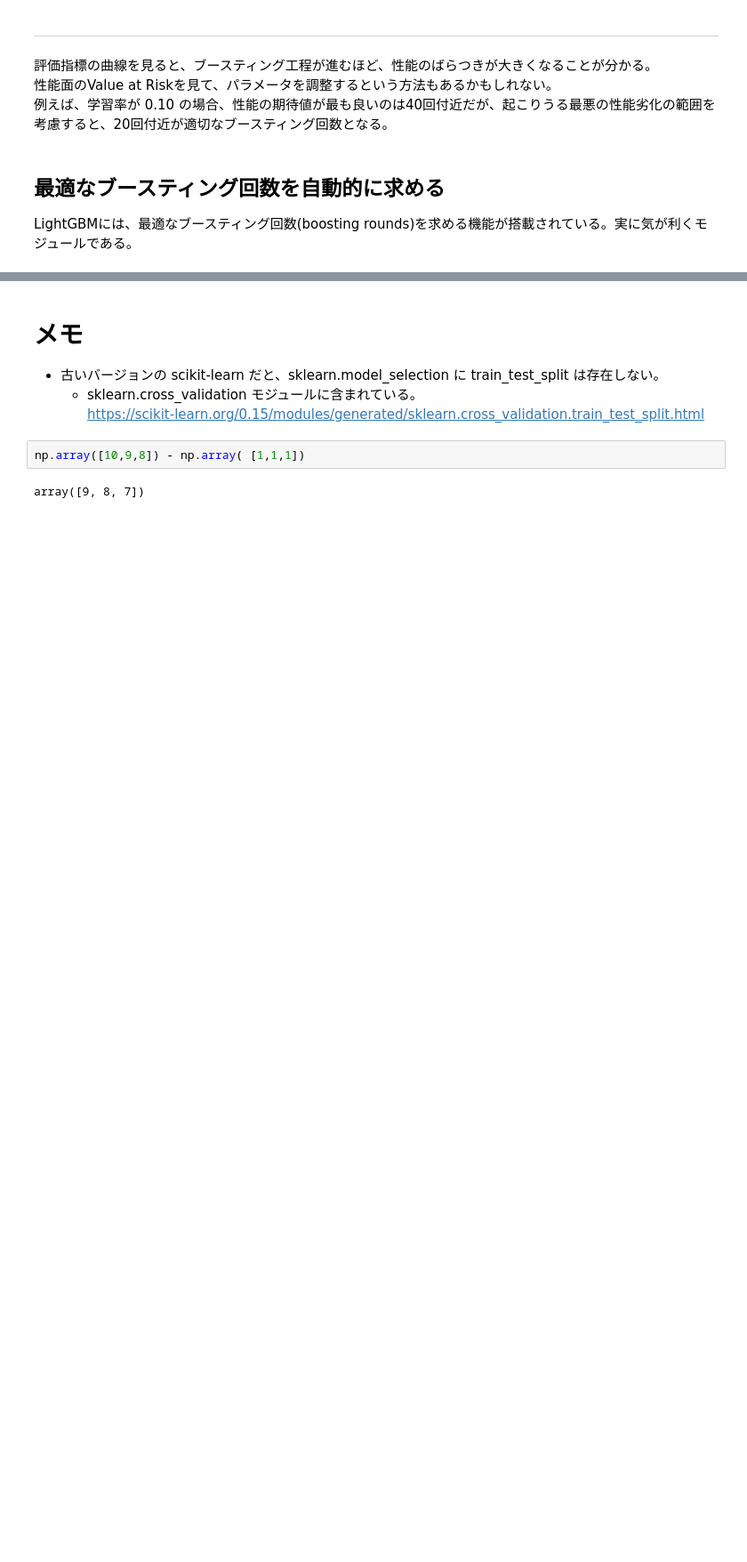
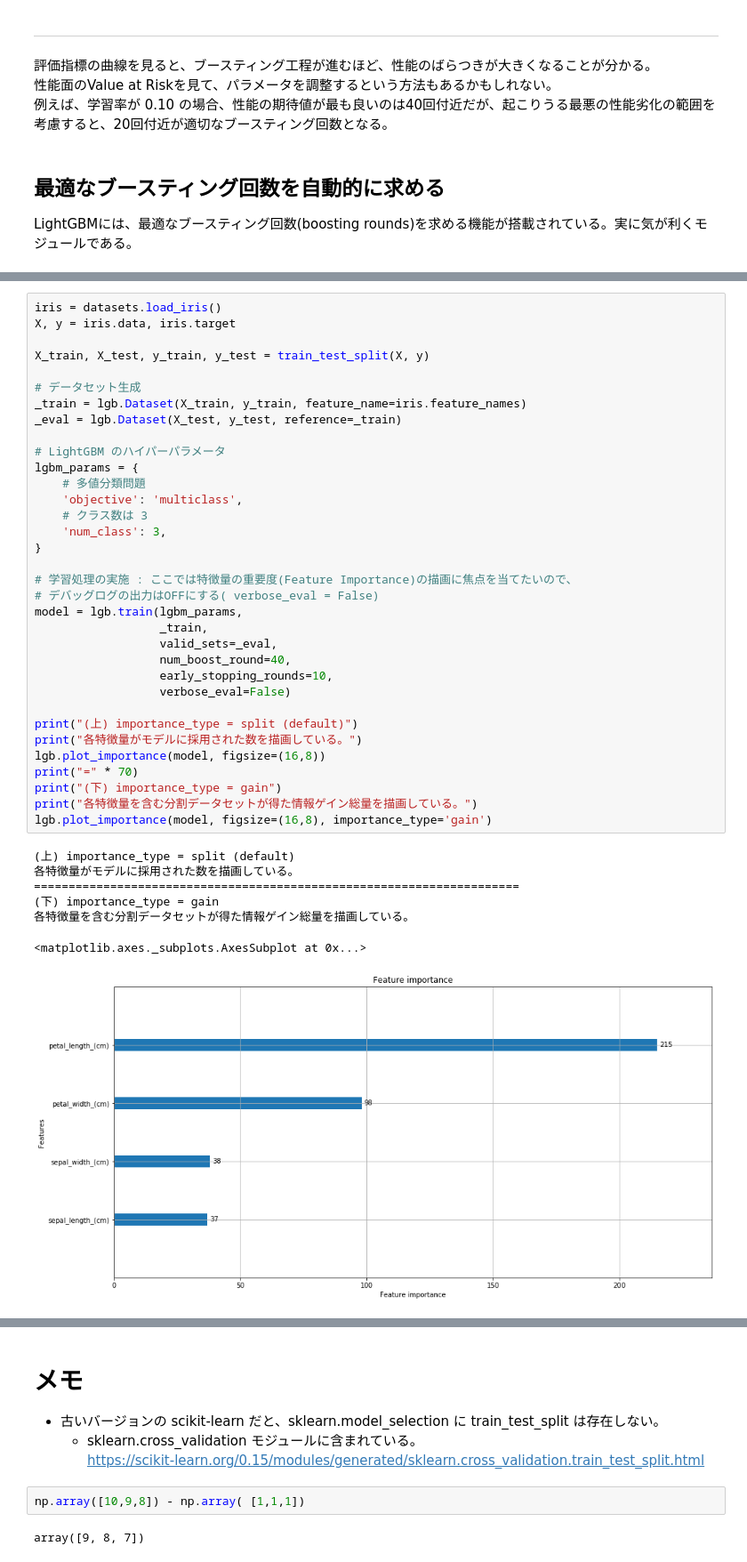
Before and after one commit to tech-inventory/_my_study_history, a Jupyter notebook: datascience/models/lightgbm_basic.ipynb, the cells around one changed output, grey strips where cells are left out. Shown: that part at 89% size. Cells and saved outputs as stored; diff of their text form; blank space fills up the shorter version.

```diff
--- a/datascience/models/lightgbm_basic.ipynb
+++ b/datascience/models/lightgbm_basic.ipynb
@@ -359,0 +473,42 @@ print(accuracy)
+# %%
+iris = datasets.load_iris()
+X, y = iris.data, iris.target
+
+X_train, X_test, y_train, y_test = train_test_split(X, y)
+
+# データセット生成
+_train = lgb.Dataset(X_train, y_train, feature_name=iris.feature_names)
+_eval = lgb.Dataset(X_test, y_test, reference=_train)
+
+# LightGBM のハイパーパラメータ
+lgbm_params = {
+    # 多値分類問題
+    'objective': 'multiclass',
+    # クラス数は 3
+    'num_class': 3,
+}
+
+# 学習処理の実施 : ここでは特徴量の重要度(Feature Importance)の描画に焦点を当てたいので、
+# デバッグログの出力はOFFにする( verbose_eval = False)
+model = lgb.train(lgbm_params,
+                  _train,
+                  valid_sets=_eval,
+                  num_boost_round=40,
+                  early_stopping_rounds=10,
+                  verbose_eval=False)
+
+print("(上) importance_type = split (default)")
+print("各特徴量がモデルに採用された数を描画している。")
+lgb.plot_importance(model, figsize=(16,8))
+print("=" * 70)
+print("(下) importance_type = gain")
+print("各特徴量を含む分割データセットが得た情報ゲイン総量を描画している。")
+lgb.plot_importance(model, figsize=(16,8), importance_type='gain')
+# %% [output]
+(上) importance_type = split (default)
+各特徴量がモデルに採用された数を描画している。
+======================================================================
+(下) importance_type = gain
+各特徴量を含む分割データセットが得た情報ゲイン総量を描画している。
+<matplotlib.axes._subplots.AxesSubplot at 0x...>
+[figure, added]
```
Also changed, not shown: parts of 18 cells of this notebook.
